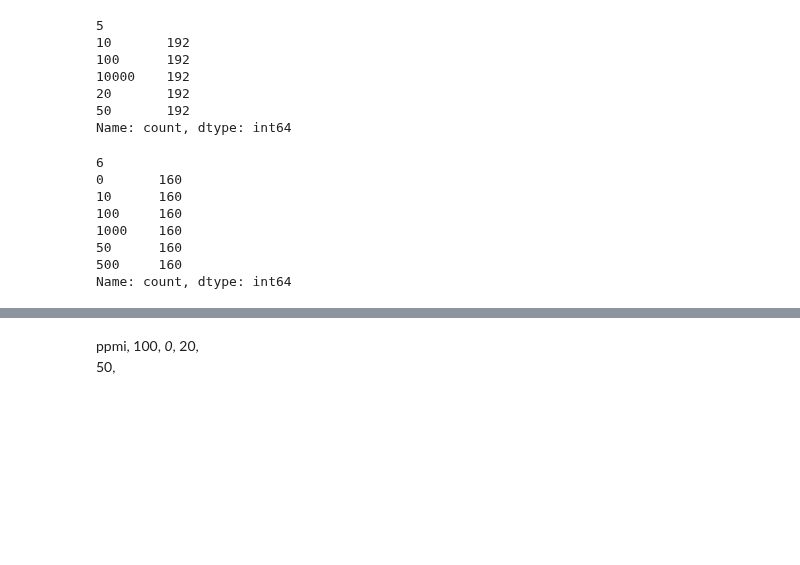
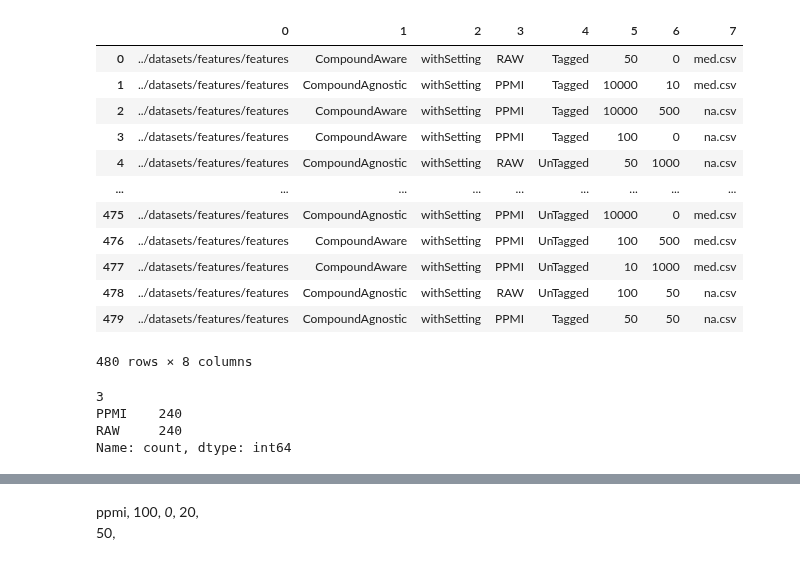
Before and after one commit to prajitdhar/Compounding, a Jupyter notebook: File_checker.ipynb, the cells around one changed output, grey strips where cells are left out. Saved outputs shown, nothing was run; the diff lists cells and outputs as text; code cells hidden in the pictures; blank space fills up the shorter version.

```diff
--- a/File_checker.ipynb
+++ b/File_checker.ipynb
@@ -2,26 +2,29 @@
 import glob
 import pandas as pd
 # %%
-files_df=pd.DataFrame(glob.glob("/data/dharp/compounds/datasets/features/*"))
+files_df=pd.DataFrame(glob.glob("../datasets/features/*"))
 files_df=files_df[0].str.split('_',expand=True)
-files_df[[5]].value_counts()
-# %% [output]
-5
-10       192
-100      192
-10000    192
-20       192
-50       192
-Name: count, dtype: int64
+# %%
+files_df
+# %% [output]
+|  | 0 | 1 | 2 | 3 | 4 | 5 | 6 | 7 |
+| 0 | ../datasets/features/features | CompoundAware | withSetting | RAW | Tagged | 50 | 0 | med.csv |
+| 1 | ../datasets/features/features | CompoundAgnostic | withSetting | PPMI | Tagged | 10000 | 10 | med.csv |
+| 2 | ../datasets/features/features | CompoundAware | withSetting | PPMI | Tagged | 10000 | 500 | na.csv |
+| 3 | ../datasets/features/features | CompoundAware | withSetting | PPMI | Tagged | 100 | 0 | na.csv |
+| 4 | ../datasets/features/features | CompoundAgnostic | withSetting | RAW | UnTagged | 50 | 1000 | na.csv |
+| ... | ... | ... | ... | ... | ... | ... | ... | ... |
+| 475 | ../datasets/features/features | CompoundAgnostic | withSetting | PPMI | UnTagged | 10000 | 0 | med.csv |
+| 476 | ../datasets/features/features | CompoundAware | withSetting | PPMI | UnTagged | 100 | 500 | med.csv |
+| 477 | ../datasets/features/features | CompoundAware | withSetting | PPMI | UnTagged | 10 | 1000 | med.csv |
+| 478 | ../datasets/features/features | CompoundAgnostic | withSetting | RAW | UnTagged | 100 | 50 | na.csv |
+| 479 | ../datasets/features/features | CompoundAgnostic | withSetting | PPMI | Tagged | 50 | 50 | na.csv |
+480 rows × 8 columns
 # %%
-files_df[[6]].value_counts()
+files_df[[3]].value_counts()
 # %% [output]
-6
-0       160
-10      160
-100     160
-1000    160
-50      160
-500     160
+3
+PPMI    240
+RAW     240
 Name: count, dtype: int64
 # %%
```
Also changed, not shown: parts of 3 cells of this notebook, 53 other files.
